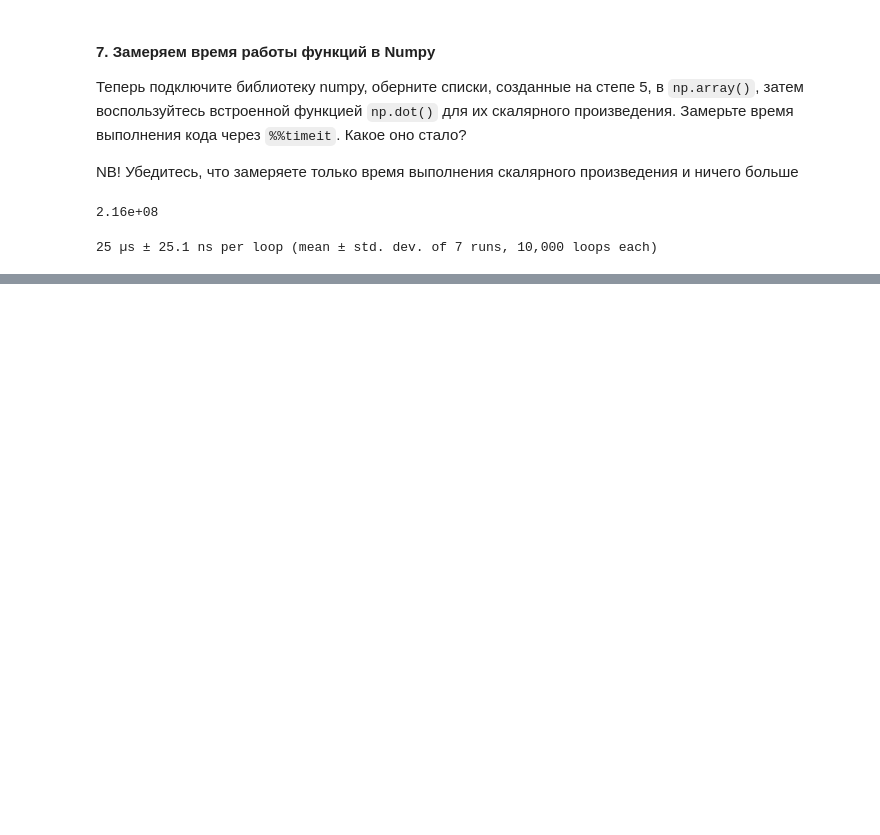
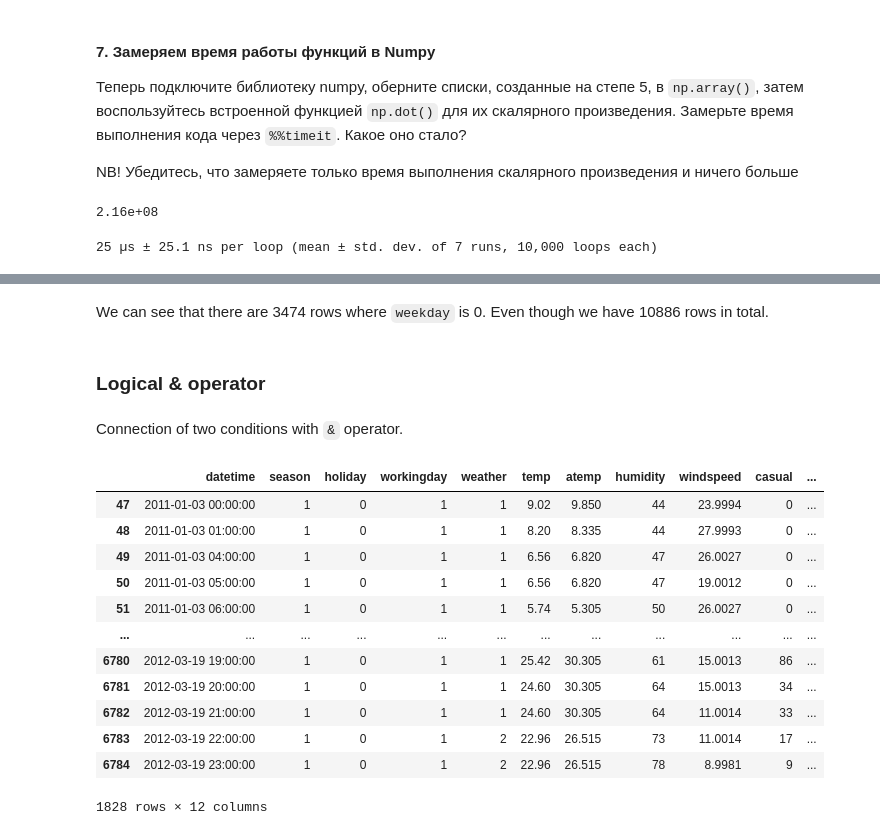
Before and after one commit to Alexey3250/Start_ML, a Jupyter notebook: Applied programming in Python Notes.ipynb, the cells around one changed output, grey strips where cells are left out. Cells and saved outputs as stored; diff of their text form; code cells hidden in the pictures; blank space fills up the shorter version.

```diff
--- a/Applied programming in Python Notes.ipynb
+++ b/Applied programming in Python Notes.ipynb
@@ -4012,0 +4094,29 @@ OSError: [Errno 22] Invalid argument: 'Applied programming in Python\\Lesson 5 p
+# %% [markdown]
+We can see that there are 3474 rows where `weekday` is 0. Even though we have 10886 rows in total.
+# %% [markdown]
+### Logical & operator
+# %% [markdown]
+Connection of two conditions with `&` operator.
+# %%
+# we can create few conditions
+# we are using [] for readability
+
+df[
+    (df['workingday'] == 1) & (df['season'] == 1)
+]
+# we will recieve all rows where workingday == 1 and season == 1
+# or all autumn rides
+# %% [output]
+|  | datetime | season | holiday | workingday | weather | temp | atemp | humidity | windspeed | casual | ... |
+| 47 | 2011-01-03 00:00:00 | 1 | 0 | 1 | 1 | 9.02 | 9.850 | 44 | 23.9994 | 0 | ... |
+| 48 | 2011-01-03 01:00:00 | 1 | 0 | 1 | 1 | 8.20 | 8.335 | 44 | 27.9993 | 0 | ... |
+| 49 | 2011-01-03 04:00:00 | 1 | 0 | 1 | 1 | 6.56 | 6.820 | 47 | 26.0027 | 0 | ... |
+| 50 | 2011-01-03 05:00:00 | 1 | 0 | 1 | 1 | 6.56 | 6.820 | 47 | 19.0012 | 0 | ... |
+| 51 | 2011-01-03 06:00:00 | 1 | 0 | 1 | 1 | 5.74 | 5.305 | 50 | 26.0027 | 0 | ... |
+| ... | ... | ... | ... | ... | ... | ... | ... | ... | ... | ... | ... |
+| 6780 | 2012-03-19 19:00:00 | 1 | 0 | 1 | 1 | 25.42 | 30.305 | 61 | 15.0013 | 86 | ... |
+| 6781 | 2012-03-19 20:00:00 | 1 | 0 | 1 | 1 | 24.60 | 30.305 | 64 | 15.0013 | 34 | ... |
+| 6782 | 2012-03-19 21:00:00 | 1 | 0 | 1 | 1 | 24.60 | 30.305 | 64 | 11.0014 | 33 | ... |
+| 6783 | 2012-03-19 22:00:00 | 1 | 0 | 1 | 2 | 22.96 | 26.515 | 73 | 11.0014 | 17 | ... |
+| 6784 | 2012-03-19 23:00:00 | 1 | 0 | 1 | 2 | 22.96 | 26.515 | 78 | 8.9981 | 9 | ... |
+1828 rows × 12 columns
```
Also changed, not shown: parts of 36 cells of this notebook.
